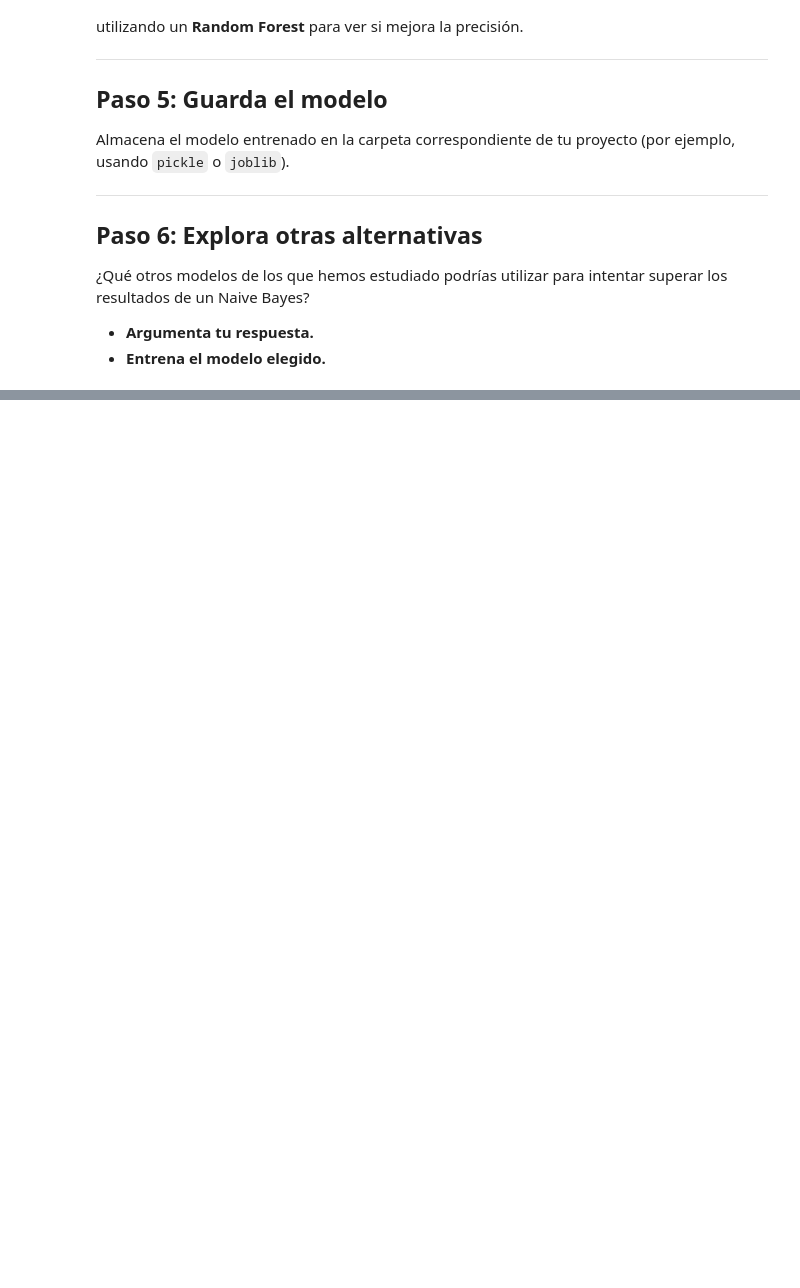
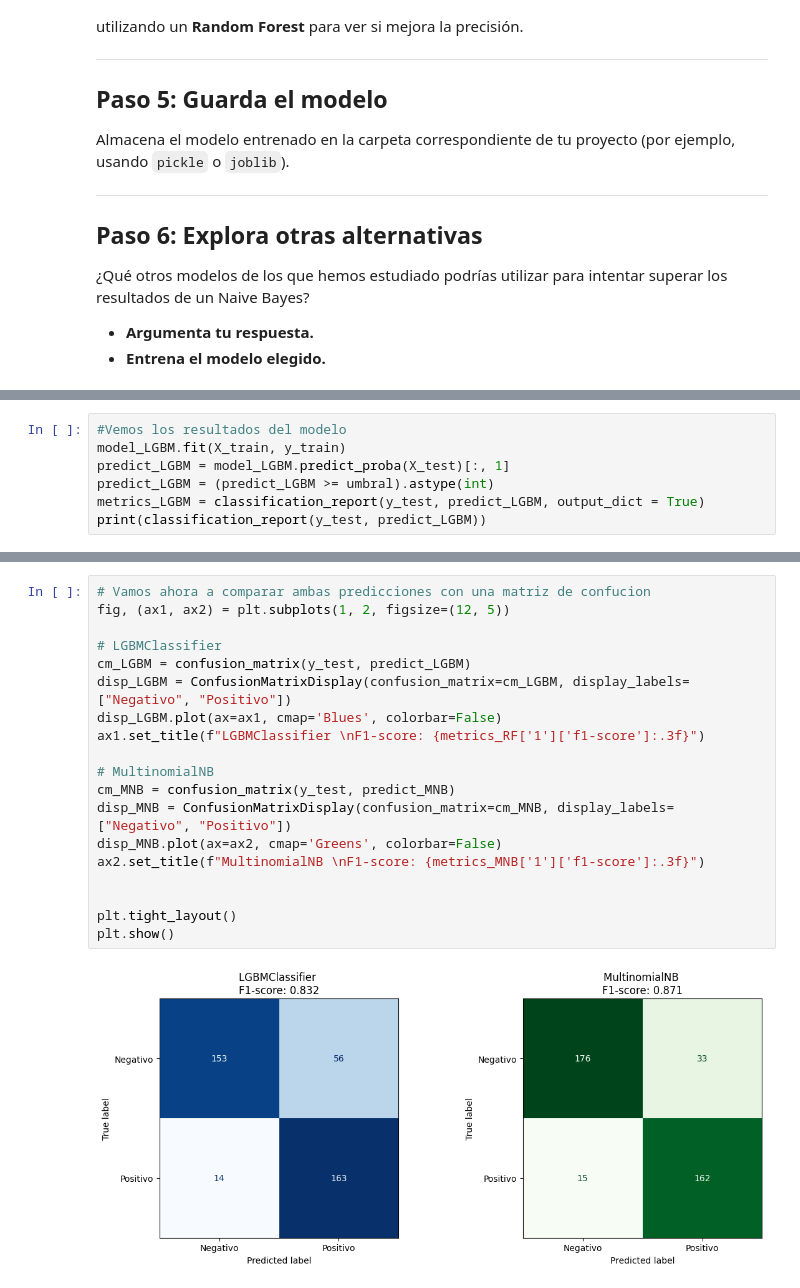
Before and after one commit to 4GeeksAcademy/andrupax94-intro-ml, a Jupyter notebook: src/07-naive-bayes-playstore-reviews.ipynb, the cells around one changed output, grey strips where cells are left out. Drawn from its saved outputs; the diff is of its cells as text; blank space fills up the shorter version.

```diff
--- a/src/07-naive-bayes-playstore-reviews.ipynb
+++ b/src/07-naive-bayes-playstore-reviews.ipynb
@@ -71,0 +491,7 @@ Almacena el modelo entrenado en la carpeta correspondiente de tu proyecto (por e
+# %%
+#Vemos los resultados del modelo
+model_LGBM.fit(X_train, y_train)
+predict_LGBM = model_LGBM.predict_proba(X_test)[:, 1]
+predict_LGBM = (predict_LGBM >= umbral).astype(int)
+metrics_LGBM = classification_report(y_test, predict_LGBM, output_dict = True)
+print(classification_report(y_test, predict_LGBM))
@@ -71,0 +510,21 @@ Almacena el modelo entrenado en la carpeta correspondiente de tu proyecto (por e
+# %%
+# Vamos ahora a comparar ambas predicciones con una matriz de confucion
+fig, (ax1, ax2) = plt.subplots(1, 2, figsize=(12, 5))
+
+# LGBMClassifier
+cm_LGBM = confusion_matrix(y_test, predict_LGBM)
+disp_LGBM = ConfusionMatrixDisplay(confusion_matrix=cm_LGBM, display_labels=["Negativo", "Positivo"])
+disp_LGBM.plot(ax=ax1, cmap='Blues', colorbar=False)
+ax1.set_title(f"LGBMClassifier \nF1-score: {metrics_RF['1']['f1-score']:.3f}")
+
+# MultinomialNB
+cm_MNB = confusion_matrix(y_test, predict_MNB)
+disp_MNB = ConfusionMatrixDisplay(confusion_matrix=cm_MNB, display_labels=["Negativo", "Positivo"])
+disp_MNB.plot(ax=ax2, cmap='Greens', colorbar=False)
+ax2.set_title(f"MultinomialNB \nF1-score: {metrics_MNB['1']['f1-score']:.3f}")
+
+
+plt.tight_layout()
+plt.show()
+# %% [output]
+[figure, added]
```
Also changed, not shown: parts of 31 cells of this notebook, 3 other files.
